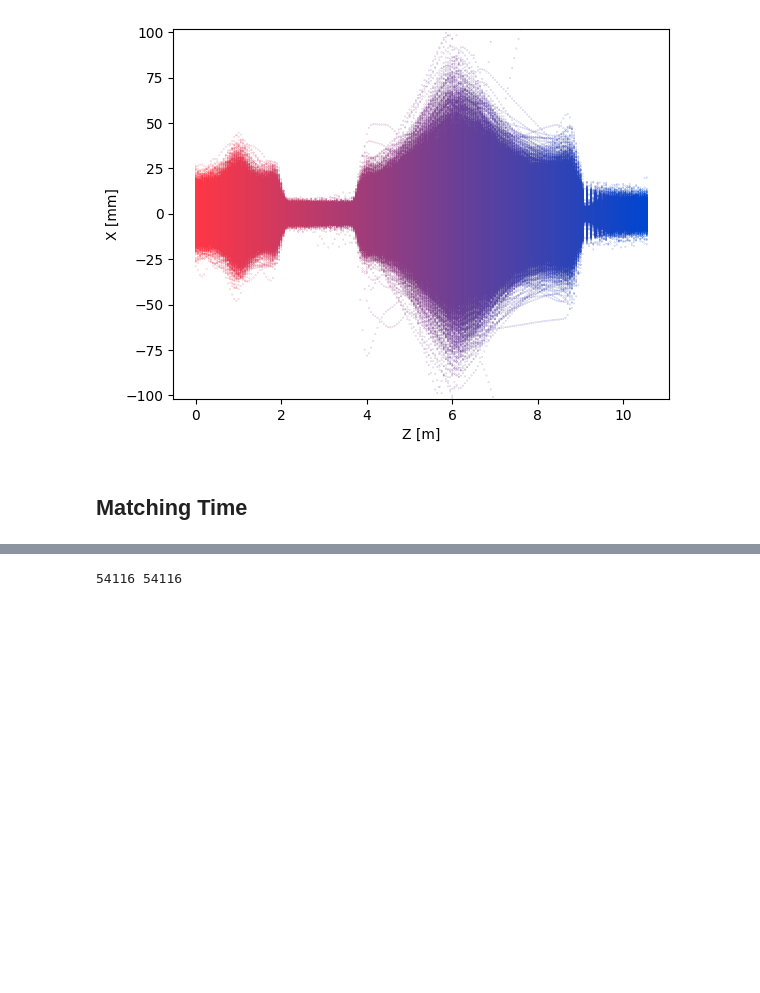
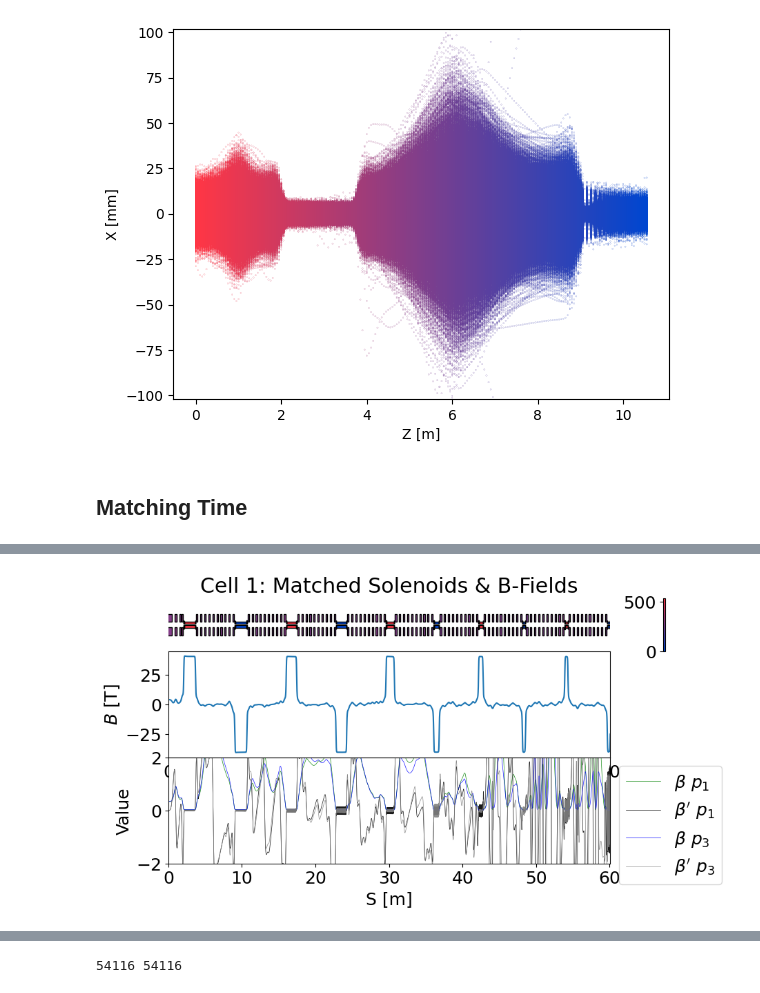
Before and after one commit to MuonCollider-WG4/muon_final_cooling, a Jupyter notebook: matched_lattice_10cell.ipynb, the cells around one changed output, grey strips where cells are left out. Saved outputs shown, nothing was run; the diff lists cells and outputs as text; code cells hidden in the pictures; blank space fills up the shorter version.

```diff
--- a/matched_lattice_10cell.ipynb
+++ b/matched_lattice_10cell.ipynb
@@ -1090,10 +1269,10 @@ matching_solenoids = MD_solenoid_list[10*(ncell_match-1):10*ncell_match]
 # %%
-N_magnets = 10
+bounds = np.tile([BOUND_MIN, BOUND_MAX], [N_MAGNETS, 1]) #current_density
+options = {'maxiter': 10000} #scipy minimize algo iterations
 
-bounds = np.tile([-60, 60], [N_magnets, 1]) #  np.reshape(np.append(np.tile([-60, 60], [9, 1]),  np.array([-60, -5])), [10,2]) #
-options = {'maxiter': 10000}
+sol_list = [L1] + MU1_list + H_solenoid_list + HcorrU_solenoid_list + HcorrD_solenoid_list
 
-opt_point = H_solenoid_list[ncell_match].position
-points = np.array([opt_point-0.7, opt_point-0.6, opt_point-0.5, opt_point-0.4, opt_point-0.3, opt_point-0.2, opt_point-0.15, opt_point-0.12, opt_point, opt_point+0.12, opt_point+0.15, opt_point+0.2, opt_point+0.3, opt_point+0.4, opt_point+0.5, opt_point+0.6, opt_point+0.7])
-points = np.array([opt_point-0.5, opt_point-0.4, opt_point-0.3, opt_point-0.2, opt_point-0.15, opt_point-0.12, opt_point, opt_point+0.12, opt_point+0.15, opt_point+0.2, opt_point+0.3, opt_point+0.4, opt_point+0.5])
-points = np.linspace(H_solenoid_list[ncell_match].position-(AbsorberLengths[ncell_match]/2)*0.75, H_solenoid_list[ncell_match].position+(AbsorberLengths[ncell_match]/2)*0.75, 15)
+opt_point = H_solenoid_list[NCELL_MATCH].position
+#points = np.array([opt_point-0.7, opt_point-0.6, opt_point-0.5, opt_point-0.4, opt_point-0.3, opt_point-0.2, opt_point-0.15, opt_point-0.12, opt_point, opt_point+0.12, opt_point+0.15, opt_point+0.2, opt_point+0.3, opt_point+0.4, opt_point+0.5, opt_point+0.6, opt_point+0.7])
+#points = np.array([opt_point-0.5, opt_point-0.4, opt_point-0.3, opt_point-0.2, opt_point-0.15, opt_point-0.12, opt_point, opt_point+0.12, opt_point+0.15, opt_point+0.2, opt_point+0.3, opt_point+0.4, opt_point+0.5])
+points = np.linspace(H_solenoid_list[NCELL_MATCH].position-half_abs_len, H_solenoid_list[NCELL_MATCH].position+half_abs_len, 15)
@@ -1150,0 +1436,66 @@ Result  [-14.164236448293593, -15.521496657821764, 15.886305120490071, -8.271678
+# %%
+import matplotlib as mpl
+import matplotlib.colors as mcolors
+
+fig = plt.figure(figsize=(10,5))
+gs = mpl.gridspec.GridSpec(3, 2, height_ratios=[0.5, 1, 1], width_ratios=[1, 0.1])
+# Create axes
+ax1 = fig.add_subplot(gs[0])
+ax2 = fig.add_subplot(gs[2])
+ax3 = fig.add_subplot(gs[4])
+cax = fig.add_subplot(gs[1])
+plt.subplots_adjust(hspace=0)
+
+ncell_match = NCELL_MATCH
+
+sol_list_test = sol_list + MD_solenoid_list
+mag_field_test = cp.MagneticField()
+[mag_field_test.add_solenoid(solenoid) for solenoid in sol_list_test]
+
+p1 = p1_interp(s_array)
+p2 = p2_interp(s_array)
+p3 = p3_interp(s_array)
+[beta_interp1, betaP_interp1], [beta_interp2, betaP_interp2], [beta_interp3, betaP_interp3], B_superposed = calc_beta_betap(mag_field_test, s_array, p1, p2, p3)
+
+I_max = H_current_density
+
+max_S = max(s_array)
+max_r = 1
+
+for solenoid in sol_list_test:
+    rect_outer, rect_inner = plot_solenoid(solenoid, I_max, cmap=cmap_r)
+    ax1.add_patch(rect_outer)
+    ax1.add_patch(rect_inner)
+
+# Add colorbar
+sm = plt.cm.ScalarMappable(cmap=cmap_r, norm=mcolors.Normalize(vmin=0, vmax=I_max))
+sm.set_array([])
+cbar = plt.colorbar(sm, ax=cax, location='left')
+
+# Set plot limits and labels
+ax1.set(xlim=(0, max_S), ylim=(-1*max_r, max_r), xlabel=(r'$s$ [m]'), ylabel=(r'$R$ [m]'))
+
+ax2.plot(s_array, B_superposed)
+ax2.set(ylabel=(r'$B$ [T]'), xlim=(0, max_S))
+
+# Plotting the results
+
+ax3.plot(s_array, beta_interp1, c='g', lw=0.5, alpha=0.9, label=r'$\beta \ p_1$')
+ax3.plot(s_array, betaP_interp1, c='k', lw=0.5,alpha=0.9, label=r'$\beta^{\prime} \ p_1$')
+
+ax3.plot(s_array, beta_interp3, c='b', lw=0.5, alpha=0.9, label=r'$\beta \ p_3$')
+ax3.plot(s_array, betaP_interp3, c='grey', lw=0.5,alpha=0.9, label=r'$\beta^{\prime} \ p_3$')
+
+ax3.set(xlabel='S [m]', ylabel='Value', xlim=(0, max_S), ylim=(-2,2 ))
+ax3.legend(bbox_to_anchor=(1.0, 1.0))
+
+#for point in points:
+#    ax3.plot(point, 0, 'bo')
+
+ax1.set_axis_off()
+cax.set_axis_off()
+
+ax1.set_title('Cell 1: Matched Solenoids & B-Fields')
+plt.show()
+# %% [output]
+[figure, added]
```
Also changed, not shown: parts of 53 cells of this notebook, 7 other files.
